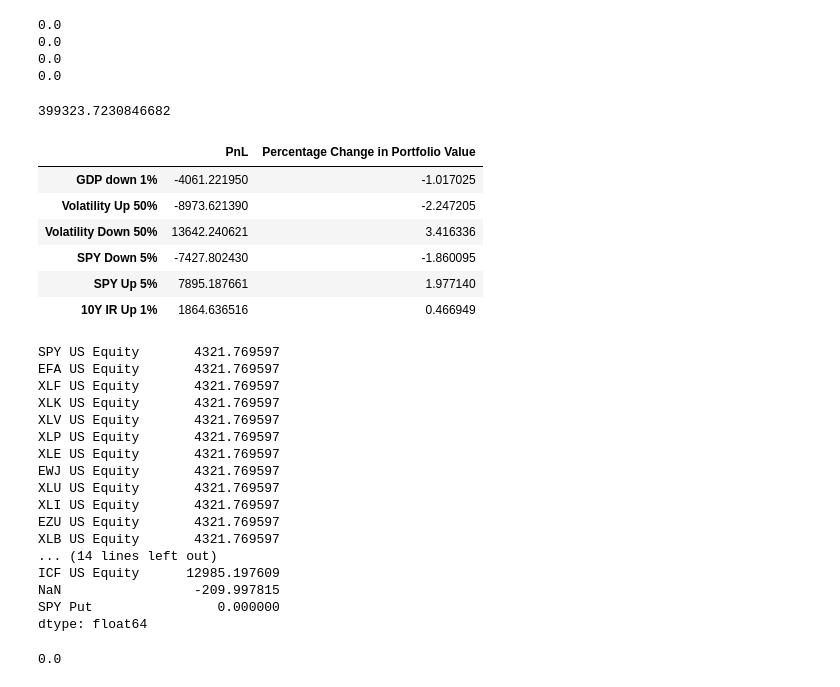
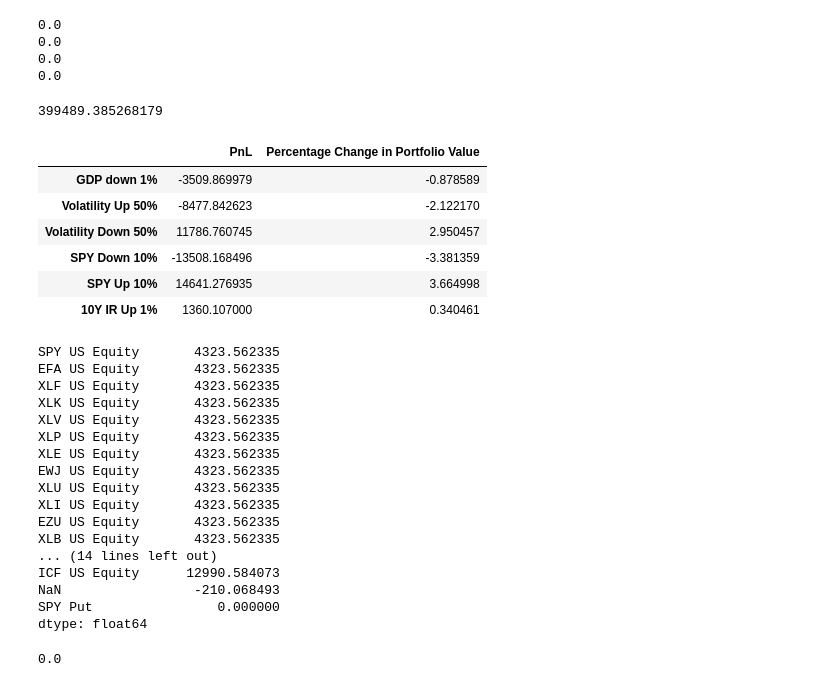
Before and after one commit to epgreig/robo-advisor, a Jupyter notebook: simulation_test_med.ipynb, the cells around one changed output. Saved outputs shown, nothing was run; the diff lists cells and outputs as text; code cells hidden in the pictures.

```diff
--- a/simulation_test_med.ipynb
+++ b/simulation_test_med.ipynb
@@ -14,11 +17,11 @@ from copy import copy, deepcopy
 from historical import HistoricalData
 from pandas._libs.tslibs.timestamps import Timestamp, Timedelta
 
-path = "data\\"
+path = "data/"
 env_df = pd.read_csv(path + "Consolidated.csv", header = [0,1], index_col=[0])
 targets_df = pd.read_csv(path + "Targets.csv", index_col=[0])
 features_df = pd.read_csv(path + "Features.csv", header = [0,1], index_col=[0])
-exps = pd.read_csv('data\\ETF_info.csv', index_col=0).loc[env_df[['EQ', 'EM', 'RE', 'FI']].columns.droplevel(), 'Expense Ratio'].astype(float)
+exps = pd.read_csv(path + 'ETF_info.csv', index_col=0).loc[env_df[['EQ', 'EM', 'RE', 'FI']].columns.droplevel(), 'Expense Ratio'].astype(float)
 data = HistoricalData(env_df, features_df, targets_df)
 
 date = Timestamp('2014-03-01') + MonthEnd(0)
@@ -478,64 +481,64 @@ pnl = []
 
 #GDP down 1% monthly
 sim_fact_shock = dist.generate_cond_shock_cf('GDP Change', condition = -0.01)
-sim_shock = sm.map_factors(sim_fact_shock)
+sim_shock = sm.map_factors_expected(sim_fact_shock)
 sim_env = env_now.simulate(sim_shock)
 #print(my_pf.calc_value(sim_env) - curr_port_value)
 pnl.append(my_pf.calc_value(sim_env) - curr_port_value)
 
 #Volatility up 50%
 sim_fact_shock = dist.generate_cond_shock_cf('IVMID Change', condition = 0.50)
-sim_shock = sm.map_factors(sim_fact_shock)
+sim_shock = sm.map_factors_expected(sim_fact_shock)
 sim_env = env_now.simulate(sim_shock)
 #print(my_pf.calc_value(sim_env) - curr_port_value)
 pnl.append(my_pf.calc_value(sim_env) - curr_port_value)
 
 #Volatility down 50%
 sim_fact_shock = dist.generate_cond_shock_cf('IVMID Change', condition = -0.50)
-sim_shock = sm.map_factors(sim_fact_shock)
+sim_shock = sm.map_factors_expected(sim_fact_shock)
 sim_env = env_now.simulate(sim_shock)
 #print(my_pf.calc_value(sim_env) - curr_port_value)
 pnl.append(my_pf.calc_value(sim_env) - curr_port_value)
 
 #SPY down 5%
-sim_fact_shock = dist.generate_cond_shock_cf('SPY Change', condition = -0.05)
-sim_shock = sm.map_factors(sim_fact_shock)
+sim_fact_shock = dist.generate_cond_shock_cf('SPY Change', condition = -0.1)
+sim_shock = sm.map_factors_expected(sim_fact_shock)
 sim_env = env_now.simulate(sim_shock)
 #print(my_pf.calc_value(sim_env) - curr_port_value)
 pnl.append(my_pf.calc_value(sim_env) - curr_port_value)
 
 #SPY up 5%
-sim_fact_shock = dist.generate_cond_shock_cf('SPY Change', condition = 0.05)
-sim_shock = sm.map_factors(sim_fact_shock)
+sim_fact_shock = dist.generate_cond_shock_cf('SPY Change', condition = 0.1)
+sim_shock = sm.map_factors_expected(sim_fact_shock)
 sim_env = env_now.simulate(sim_shock)
 #print(my_pf.calc_value(sim_env) - curr_port_value)
 pnl.append(my_pf.calc_value(sim_env) - curr_port_value)
 
 #10Y IR up 1%
 sim_fact_shock = dist.generate_cond_shock_cf('T10Y Change', condition = 0.01)
-sim_shock = sm.map_factors(sim_fact_shock)
+sim_shock = sm.map_factors_expected(sim_fact_shock)
 sim_env = env_now.simulate(sim_shock)
 #print(my_pf.calc_value(sim_env) - curr_port_value)
 pnl.append(my_pf.calc_value(sim_env) - curr_port_value)
 
 my_pf.calc_value(env_now)
 # %% [output]
-399323.7230846682
+399489.385268179
 # %%
-Scenarios = ['GDP down 1%','Volatility Up 50%', 'Volatility Down 50%', 'SPY Down 5%', 'SPY Up 5%', '10Y IR Up 1%']
+Scenarios = ['GDP down 1%','Volatility Up 50%', 'Volatility Down 50%', 'SPY Down 10%', 'SPY Up 10%', '10Y IR Up 1%']
 pnl
 
 s_anal = pd.DataFrame(pnl, index = Scenarios, columns = ['PnL'])
 s_anal['Percentage Change in Portfolio Value'] = (s_anal['PnL']/curr_port_value) * 100
 s_anal
 # %% [output]
 |  | PnL | Percentage Change in Portfolio Value |
-| GDP down 1% | -4061.221950 | -1.017025 |
-| Volatility Up 50% | -8973.621390 | -2.247205 |
-| Volatility Down 50% | 13642.240621 | 3.416336 |
-| SPY Down 5% | -7427.802430 | -1.860095 |
-| SPY Up 5% | 7895.187661 | 1.977140 |
-| 10Y IR Up 1% | 1864.636516 | 0.466949 |
+| GDP down 1% | -3509.869979 | -0.878589 |
+| Volatility Up 50% | -8477.842623 | -2.122170 |
+| Volatility Down 50% | 11786.760745 | 2.950457 |
+| SPY Down 10% | -13508.168496 | -3.381359 |
+| SPY Up 10% | 14641.276935 | 3.664998 |
+| 10Y IR Up 1% | 1360.107000 | 0.340461 |
 # %%
 #current portfolio ETF exposure values
 my_pf.calc_value(env_now)
@@ -547,21 +550,21 @@ for instru in list(my_pf.pf_dollars.keys()):
 exp_by_instru = pd.Series(exposure, index = names)
 exp_by_instru
 # %% [output]
-SPY US Equity       4321.769597
-EFA US Equity       4321.769597
-XLF US Equity       4321.769597
-XLK US Equity       4321.769597
-XLV US Equity       4321.769597
-XLP US Equity       4321.769597
-XLE US Equity       4321.769597
-EWJ US Equity       4321.769597
-XLU US Equity       4321.769597
-XLI US Equity       4321.769597
-EZU US Equity       4321.769597
-XLB US Equity       4321.769597
+SPY US Equity       4323.562335
+EFA US Equity       4323.562335
+XLF US Equity       4323.562335
+XLK US Equity       4323.562335
+XLV US Equity       4323.562335
+XLP US Equity       4323.562335
+XLE US Equity       4323.562335
+EWJ US Equity       4323.562335
+XLU US Equity       4323.562335
+XLI US Equity       4323.562335
+EZU US Equity       4323.562335
+XLB US Equity       4323.562335
 ... (14 lines left out)
-ICF US Equity      12985.197609
-NaN                 -209.997815
+ICF US Equity      12990.584073
+NaN                 -210.068493
 SPY Put                0.000000
 dtype: float64
 # %%
```
Also changed, not shown: parts of 13 cells of this notebook, 7 other files.
